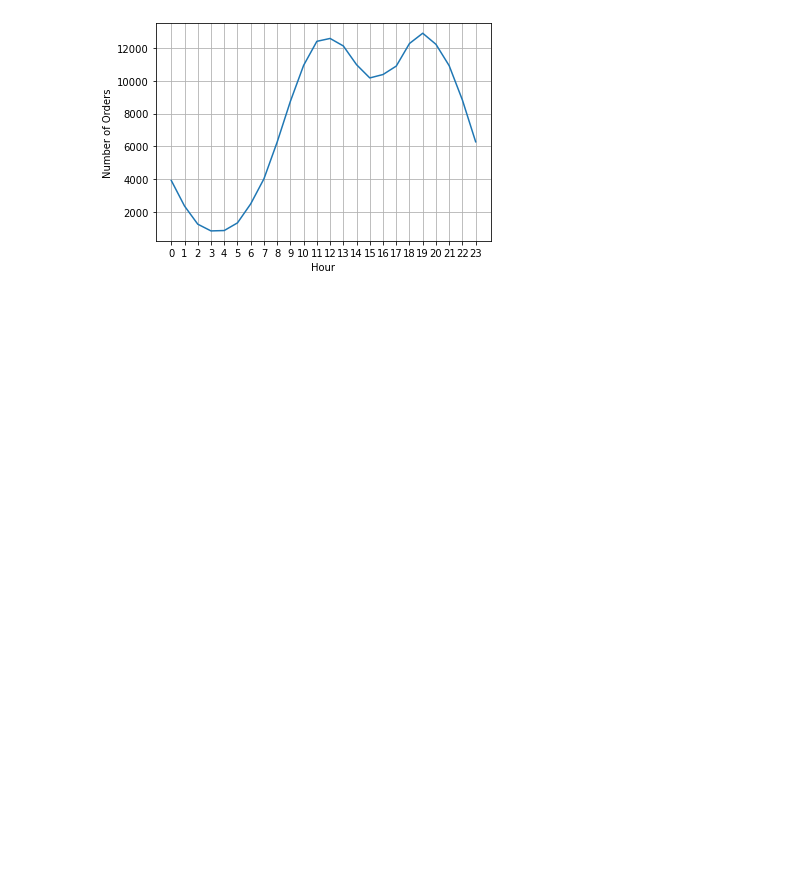
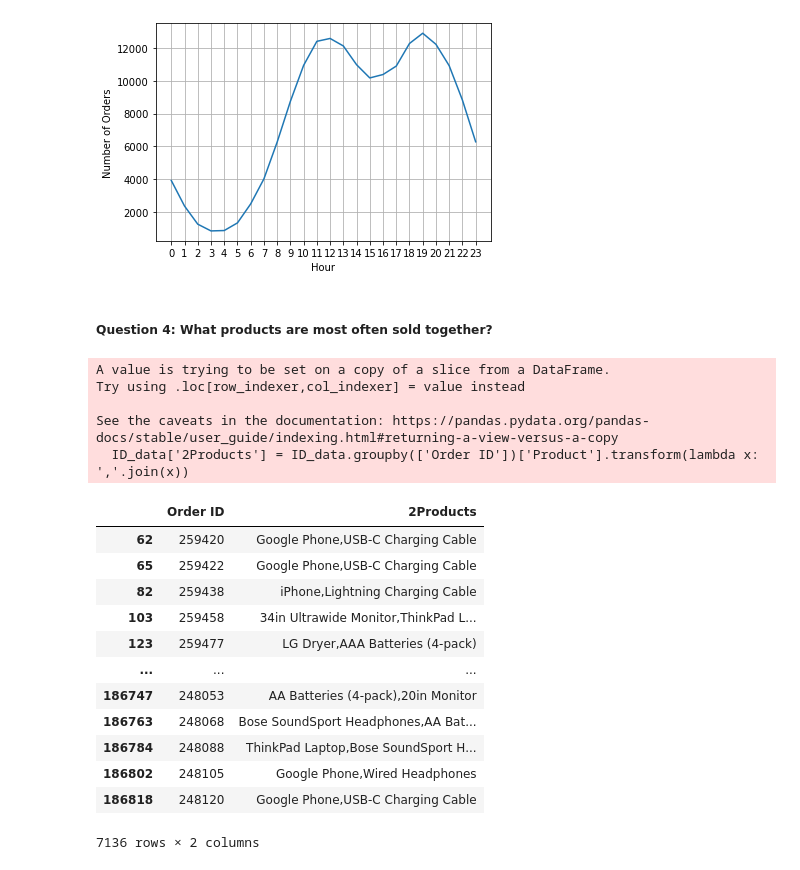
Before and after one commit to mistageek/Pandaspd, a Jupyter notebook: Pandas Sales Analysis.ipynb, the cells around one changed output. Cells and saved outputs as stored; diff of their text form; code cells hidden in the pictures; blank space fills up the shorter version.

```diff
--- a/Pandas Sales Analysis.ipynb
+++ b/Pandas Sales Analysis.ipynb
@@ -250,3 +221,32 @@ plt.show()
 # Before the Peak Hours(11am and 7pm)
 # %% [output]
 [figure]
+# %% [markdown]
+##### Question 4: What products are most often sold together?
+# %%
+# Creating a DataFrame with Products Appearing on similar orders
+ID_data = sdata[sdata.duplicated('Order ID', keep=False)]
+
+ID_data['2Products'] = ID_data.groupby(['Order ID'])['Product'].transform(lambda x: ','.join(x))
+Prodp = ID_data[['Order ID', '2Products']].drop_duplicates()
+
+Prodp
+# %% [output]
+A value is trying to be set on a copy of a slice from a DataFrame.
+Try using .loc[row_indexer,col_indexer] = value instead
+
+See the caveats in the documentation: https://pandas.pydata.org/pandas-docs/stable/user_guide/indexing.html#returning-a-view-versus-a-copy
+  ID_data['2Products'] = ID_data.groupby(['Order ID'])['Product'].transform(lambda x: ','.join(x))
+|  | Order ID | 2Products |
+| 62 | 259420 | Google Phone,USB-C Charging Cable |
+| 65 | 259422 | Google Phone,USB-C Charging Cable |
+| 82 | 259438 | iPhone,Lightning Charging Cable |
+| 103 | 259458 | 34in Ultrawide Monitor,ThinkPad L... |
+| 123 | 259477 | LG Dryer,AAA Batteries (4-pack) |
+| ... | ... | ... |
+| 186747 | 248053 | AA Batteries (4-pack),20in Monitor |
+| 186763 | 248068 | Bose SoundSport Headphones,AA Bat... |
+| 186784 | 248088 | ThinkPad Laptop,Bose SoundSport H... |
+| 186802 | 248105 | Google Phone,Wired Headphones |
+| 186818 | 248120 | Google Phone,USB-C Charging Cable |
+7136 rows × 2 columns
```
Also changed, not shown: parts of 16 cells of this notebook.
